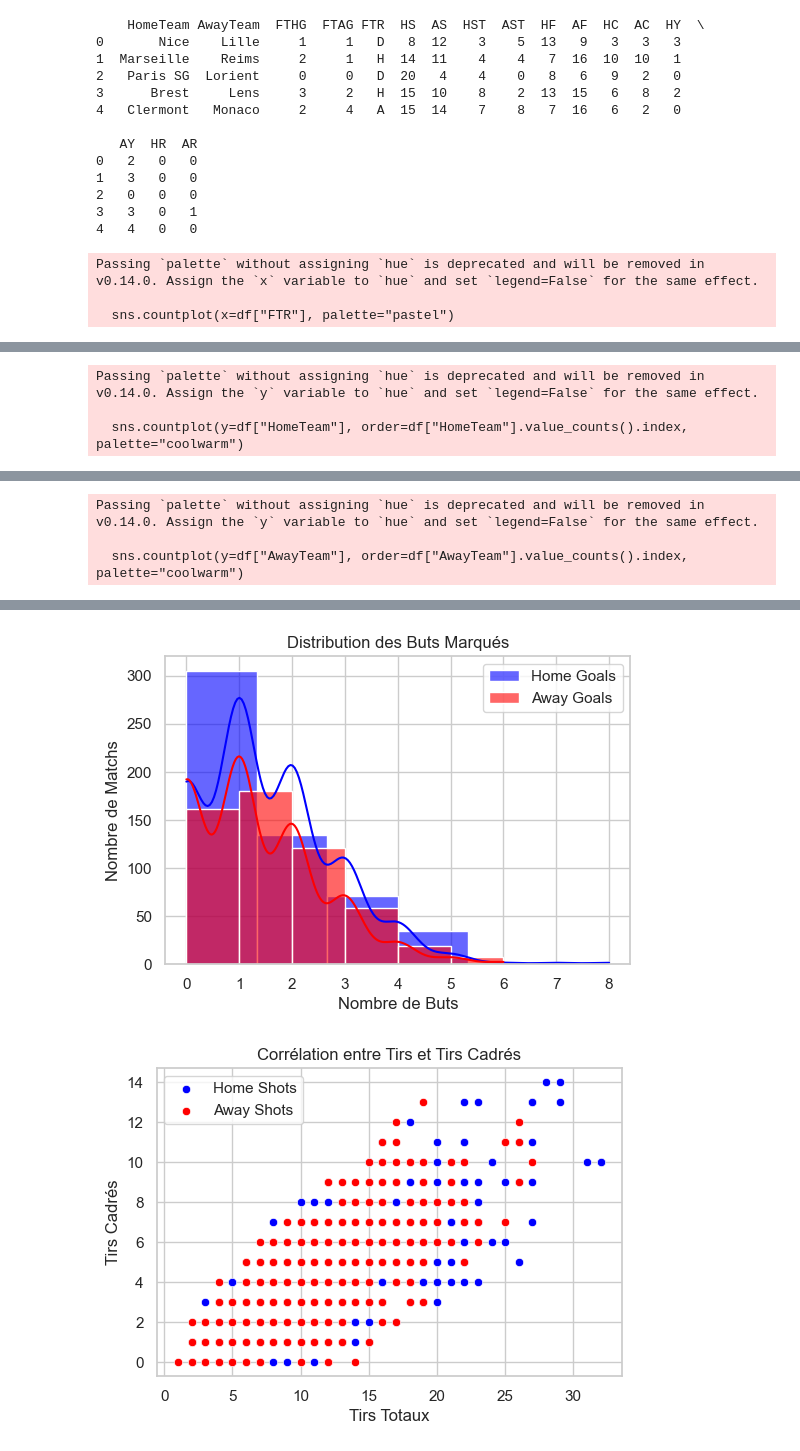
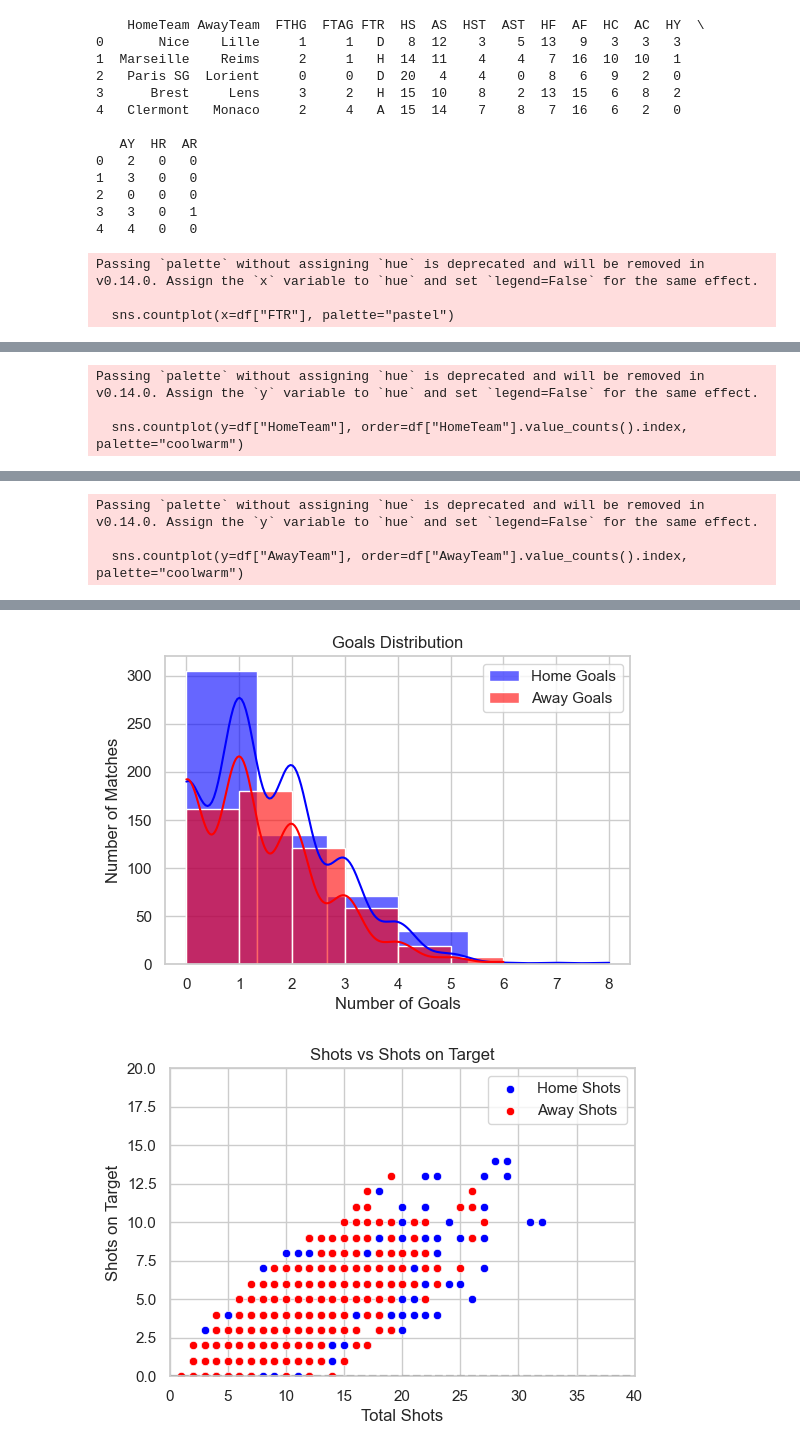
Before and after one commit to ChloeLarroze/Sport_prediction, a Jupyter notebook: football/first_league.ipynb, the cells around one changed output, grey strips where cells are left out. Cells and saved outputs as stored; diff of their text form; code cells hidden in the pictures.

```diff
--- a/football/first_league.ipynb
+++ b/football/first_league.ipynb
@@ -65,7 +66,7 @@ Merge and verification successful .
 # %% [markdown]
 Now that we have our dataset, let's get rid of the data we won't need or which are not relevant for our study
 # %%
-df = pd.read_csv("./ligue1_merged.csv")
+df = pd.read_csv("./data/ligue1_merged.csv")
 
 # columns to drop
 columns_to_drop = ["Date", "HTHG", "HTAG", "HTR", "Referee"]
@@ -96,34 +97,36 @@ sns.set(style="whitegrid")
 # résultats des matchs (Full Time Result - FTR)
 plt.figure(figsize=(6, 4))
 sns.countplot(x=df["FTR"], palette="pastel")
-plt.title("Distribution des Résultats des Matchs")
-plt.xlabel("Résultat (H = Home Win, A = Away Win, D = Draw)")
-plt.ylabel("Nombre de matchs")
+plt.title("Matches' Results Distribution")
+plt.xlabel("Results (H = Home Win, A = Away Win, D = Draw)")
+plt.ylabel("Number of matches")
 plt.show()
 
 # répartition des équipes à domicile
 plt.figure(figsize=(8, 5))
 sns.countplot(y=df["HomeTeam"], order=df["HomeTeam"].value_counts().index, palette="coolwarm")
-plt.title("Fréquence des Équipes Jouant à Domicile")
-plt.xlabel("Nombre de matchs à domicile")
-plt.ylabel("Équipe")
+plt.title("Frequency of Home Teams")
+plt.xlabel("Number of home matches")
+plt.ylabel("Team")
+plt.xticks(rotation=45)
 plt.show()
 
 # répartition des équipes à l'extérieur
 plt.figure(figsize=(8, 5))
 sns.countplot(y=df["AwayTeam"], order=df["AwayTeam"].value_counts().index, palette="coolwarm")
-plt.title("Fréquence des Équipes Jouant à l'Extérieur")
-plt.xlabel("Nombre de matchs à l'extérieur")
-plt.ylabel("Équipe")
+plt.title("Frequency of Away Teams")
+plt.xlabel("Number of away matches")
+plt.ylabel("Team")
+plt.xticks(rotation=45)
 plt.show()
 
 # buts marqués par match
 plt.figure(figsize=(6, 4))
 sns.histplot(df["FTHG"], bins=6, kde=True, color="blue", label="Home Goals", alpha=0.6)
 sns.histplot(df["FTAG"], bins=6, kde=True, color="red", label="Away Goals", alpha=0.6)
-plt.title("Distribution des Buts Marqués")
-plt.xlabel("Nombre de Buts")
-plt.ylabel("Nombre de Matchs")
+plt.title("Goals Distribution")
+plt.xlabel("Number of Goals")
+plt.ylabel("Number of Matches")
 plt.legend()
 plt.show()
 
@@ -131,24 +134,27 @@ plt.show()
 plt.figure(figsize=(6, 4))
 sns.scatterplot(x=df["HS"], y=df["HST"], color="blue", label="Home Shots")
 sns.scatterplot(x=df["AS"], y=df["AST"], color="red", label="Away Shots")
-plt.title("Corrélation entre Tirs et Tirs Cadrés")
-plt.xlabel("Tirs Totaux")
-plt.ylabel("Tirs Cadrés")
+plt.title("Shots vs Shots on Target")
+plt.xlabel("Total Shots")
+plt.ylabel("Shots on Target")
+plt.xlim(0, 40)
+plt.ylim(0, 20)
+plt.axhline(y=0, color='k', linestyle='--')
 plt.legend()
 plt.show()
 
 # fautes commises par l'équipe à domicile et à l'extérieur
 plt.figure(figsize=(6, 6))
-plt.pie([df["HF"].sum(), df["AF"].sum()], labels=["Fautes Domicile", "Fautes Extérieur"], autopct='%1.1f%%', colors=["blue", "red"])
-plt.title("Répartition des Fautes")
+plt.pie([df["HF"].sum(), df["AF"].sum()], labels=["Home Fouls", "Away Fouls"], autopct='%1.1f%%', colors=["blue", "red"])
+plt.title("Distribution of Fouls")
 plt.show()
 
 # cartons rouges et jaunes
 plt.figure(figsize=(6, 6))
 plt.pie([df["HY"].sum(), df["AY"].sum(), df["HR"].sum(), df["AR"].sum()],
-        labels=["Cartons Jaunes Domicile", "Cartons Jaunes Extérieur", "Cartons Rouges Domicile", "Cartons Rouges Extérieur"],
+        labels=["Home Yellow Cards", "Away Yellow Cards", "Home Red Cards", "Away Red Cards"],
         autopct='%1.1f%%', colors=["yellow", "orange", "darkred", "red"])
-plt.title("Répartition des Cartons")
+plt.title("Distribution of Cards")
 plt.show()
 # %% [output]
 Passing `palette` without assigning `hue` is deprecated and will be removed in v0.14.0. Assign the `x` variable to `hue` and set `legend=False` for the same effect.
@@ -166,2 +172,2 @@ Passing `palette` without assigning `hue` is deprecated and will be removed in v
-[figure, old version]
+[figure, new version]
-[figure, old version]
+[figure, new version]
```
Also changed, not shown: parts of 4 cells of this notebook, 1 other file.
